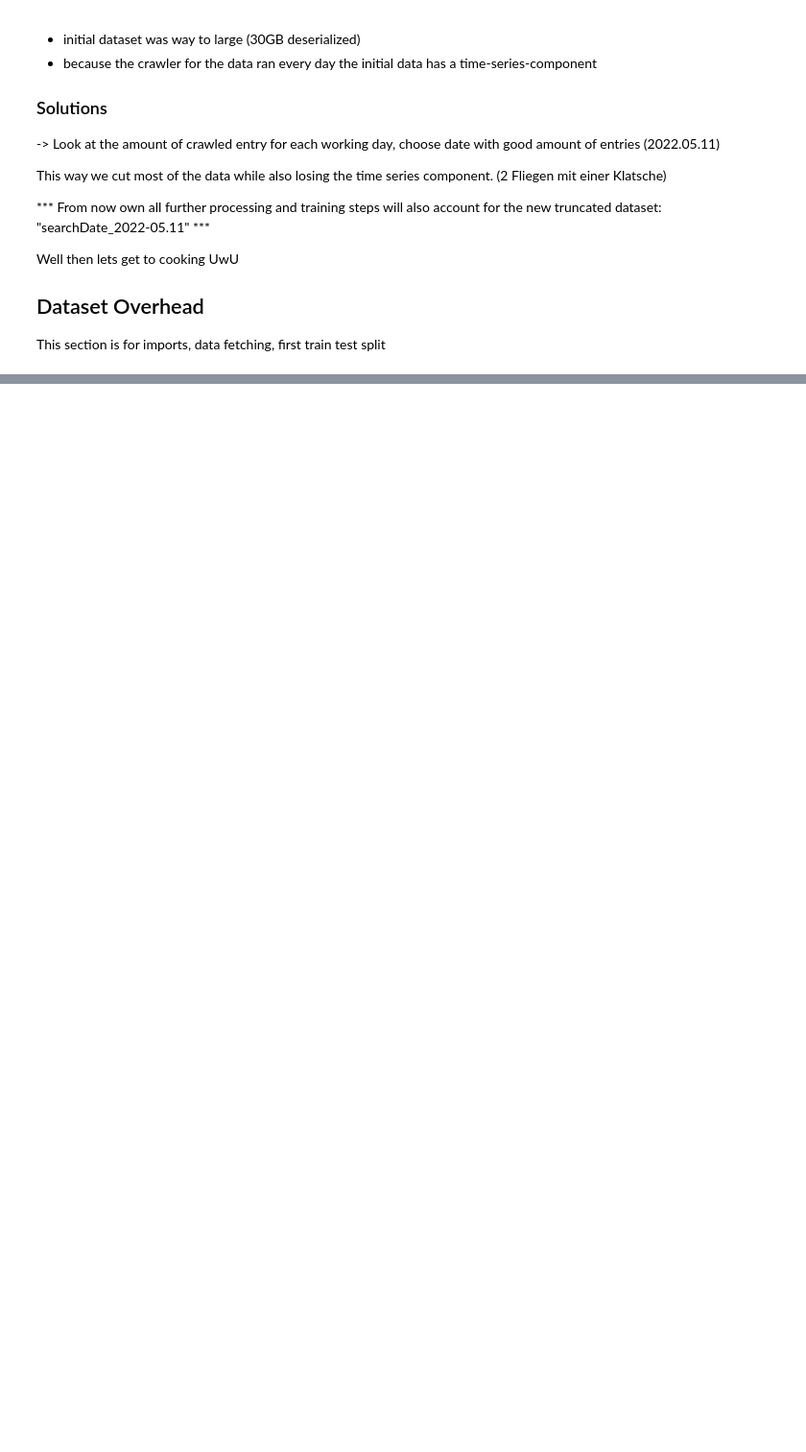
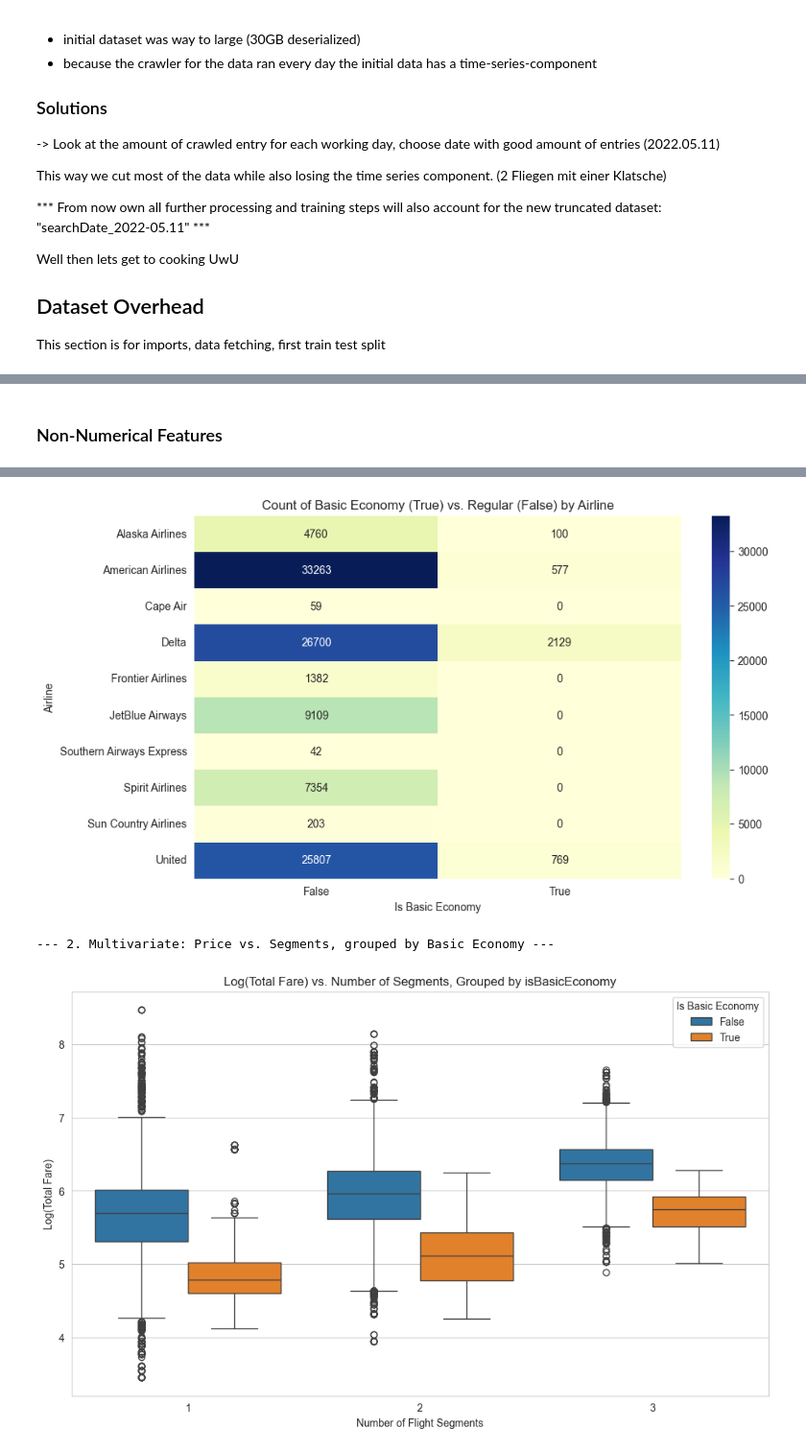
Before and after one commit to TimeLegend35/data_mining_flight, a Jupyter notebook: notebooks/main.ipynb, the cells around one changed output, grey strips where cells are left out. Shown at 96% size. Saved outputs shown, nothing was run; the diff lists cells and outputs as text; code cells hidden in the pictures; blank space fills up the shorter version.

```diff
--- a/notebooks/main.ipynb
+++ b/notebooks/main.ipynb
@@ -29,0 +371,71 @@ FileNotFoundError: [Errno 2] No such file or directory: '../data/truncated/searc
+# %% [markdown]
+### Non-Numerical Features
+# %%
+# ==============================================================================
+# 1. Feature Engineering (This was the missing part)
+# ==============================================================================
+print("--- Running necessary Feature Engineering ---")
+
+# a. 'num_segments'
+data['num_segments'] = data['segmentsAirlineName'].apply(lambda x: len(x.split('||')))
+
+# b. 'totalFare_log'
+data['totalFare_log'] = np.log1p(data['totalFare'])
+
+# c. 'first_airline'
+data['first_airline'] = data['segmentsAirlineName'].apply(lambda x: x.split('||')[0])
+
+print("Engineered 'num_segments', 'totalFare_log', and 'first_airline'.")
+
+
+# ==============================================================================
+# 2. Categorical vs. Categorical Analysis
+# ==============================================================================
+print("\n--- 1. Categorical vs. Categorical: Airline vs. Basic Economy ---")
+
+# Let's get the top 10 airlines to keep the plot clean
+top_10_airlines = data['first_airline'].value_counts().nlargest(10).index
+data_top_10 = data[data['first_airline'].isin(top_10_airlines)]
+
+# Create a cross-tabulation
+airline_vs_basic = pd.crosstab(
+    data_top_10['first_airline'],
+    data_top_10['isBasicEconomy']
+)
+
+print(airline_vs_basic)
+
+# Plot this as a heatmap
+plt.figure(figsize=(10, 6))
+sns.heatmap(
+    airline_vs_basic,
+    annot=True,     # Show the counts
+    fmt='d',        # Format as integers
+    cmap="YlGnBu"
+)
+plt.title('Count of Basic Economy (True) vs. Regular (False) by Airline')
+plt.xlabel('Is Basic Economy')
+plt.ylabel('Airline')
+plt.show()
+
+# ==============================================================================
+# 3. Multivariate Analysis (Cat + Cat vs. Num Target)
+# ==============================================================================
+print("\n--- 2. Multivariate: Price vs. Segments, grouped by Basic Economy ---")
+
+# Let's look at flights with 1, 2, or 3 segments
+data_segments_123 = data[data['num_segments'].isin([1, 2, 3])]
+
+plt.figure(figsize=(12, 7))
+sns.boxplot(
+    data=data_segments_123,
+    x='num_segments',
+    y='totalFare_log',
+    hue='isBasicEconomy' # This is the key! It creates the groups.
+)
+plt.title('Log(Total Fare) vs. Number of Segments, Grouped by isBasicEconomy')
+plt.xlabel('Number of Flight Segments')
+plt.ylabel('Log(Total Fare)')
+plt.legend(title='Is Basic Economy')
+plt.show()
+# %% [output]
@@ -29,0 +458,3 @@ FileNotFoundError: [Errno 2] No such file or directory: '../data/truncated/searc
+[figure, added]
+--- 2. Multivariate: Price vs. Segments, grouped by Basic Economy ---
+[figure, added]
```
Also changed, not shown: parts of 10 cells of this notebook.
